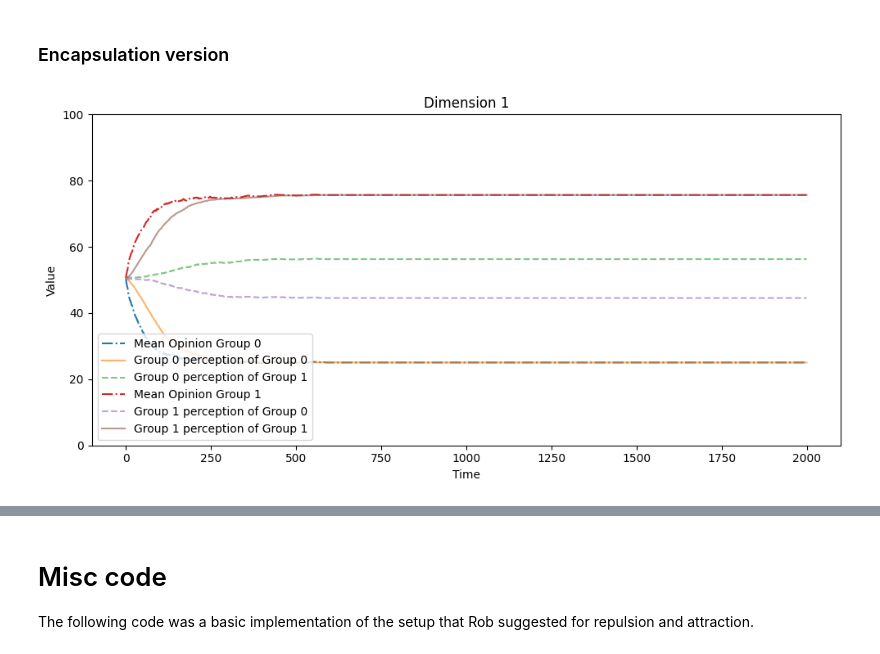
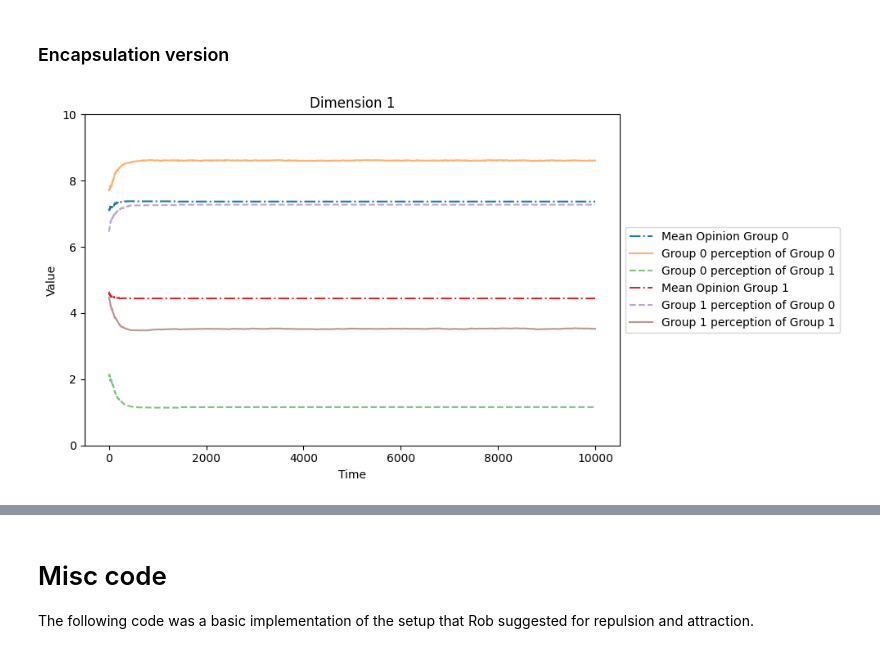
Before and after one commit to vincentmwong/groupshift-model, a Jupyter notebook: Groupshift_Model_Fast.ipynb, the cells around one changed output, grey strips where cells are left out. Saved outputs shown, nothing was run; the diff lists cells and outputs as text; code cells hidden in the pictures.

```diff
--- a/Groupshift_Model_Fast.ipynb
+++ b/Groupshift_Model_Fast.ipynb
@@ -3103,7 +3207,47 @@ simulation = GroupshiftSim(G, N, N_adj, C, (lowvalence, highvalence), SCOPE, GLE
+# %%
+# Mechanics
+
+# >>> SCOPE <<< ----------------------------------------------------------------
+# IngroupOnly - gets the whole ingroup, nothing in any outgroup
+# AsymmetricSample - takes (ingroup_sample_size, outgroup_sample_size)
+# ------------------------------------------------------------------------------
+
+SCOPE = IngroupOnly()
+
+attractSS = 100
+repulseSS = 0
+#SCOPE = AsymmetricSample(ingroup_sample_size=attractSS, outgroup_sample_size=repulseSS)
+
+
+# >>> GLEAN <<< ----------------------------------------------------------------
+# TakeMean - Take the means of every group defined in the scope
+# Attract - Use attraction equation on every group defined in the scope
+# ------------------------------------------------------------------------------
+
+#GLEAN = DoNothing()
+#GLEAN = TakeMean()
+reluctance=0.5
+#GLEAN = LagMean(reluctance = reluctance)
+aWidth = 200
+#GLEAN = Attract(aWidth=aWidth)
+GLEAN = Attract(aWidth=aWidth, normalize = True)
+
+
+# >>> SHIFT <<< ----------------------------------------------------------------
+# Repulse - Apply repulsion to individual perceptions
+# ------------------------------------------------------------------------------
+
+#SHIFT = DoNothing()
+
+rWidth = 20
+SHIFT = Repulse(rWidth=rWidth)
+
+
+simulation = GroupshiftSim(G, N, N_adj, C, (lowvalence, highvalence), SCOPE, GLEAN, SHIFT, folder = 'testfol', filename = 'testfile')
 # %%
 # Run the simulation
 simulation.run_simulation()
 # %%
-simulation.plot_group_values2()
+simulation.plot_group_values()
 # %% [output]
-[figure, old version]
+[figure, new version]
```
Also changed, not shown: parts of 7 cells of this notebook.
